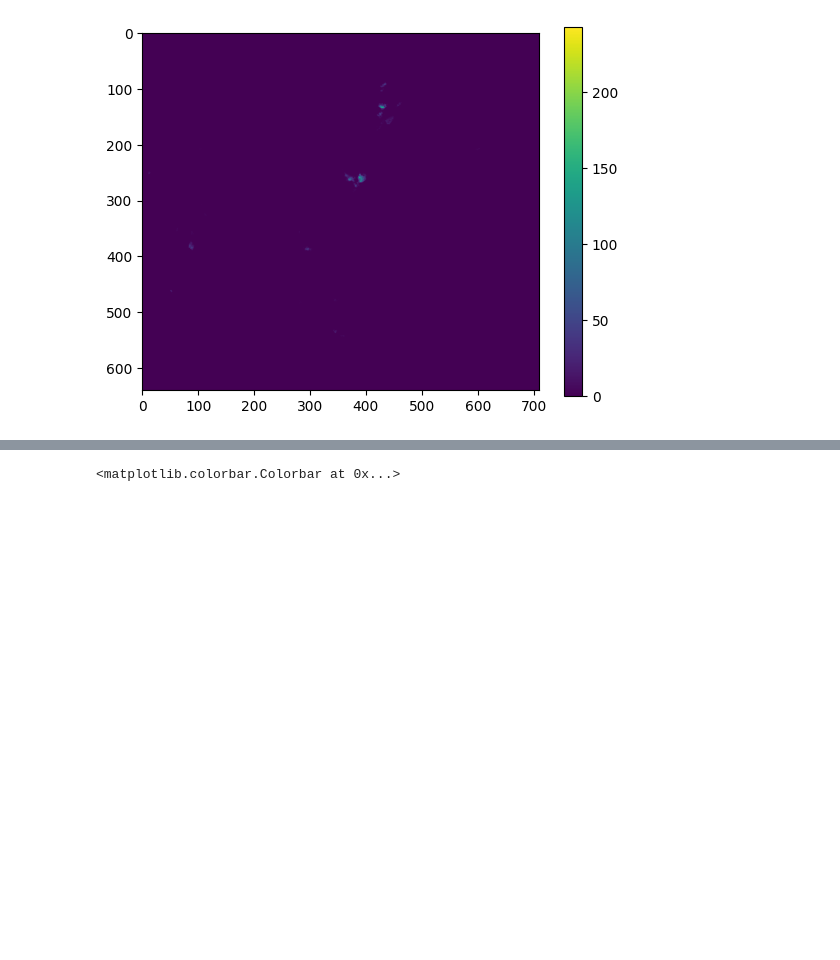
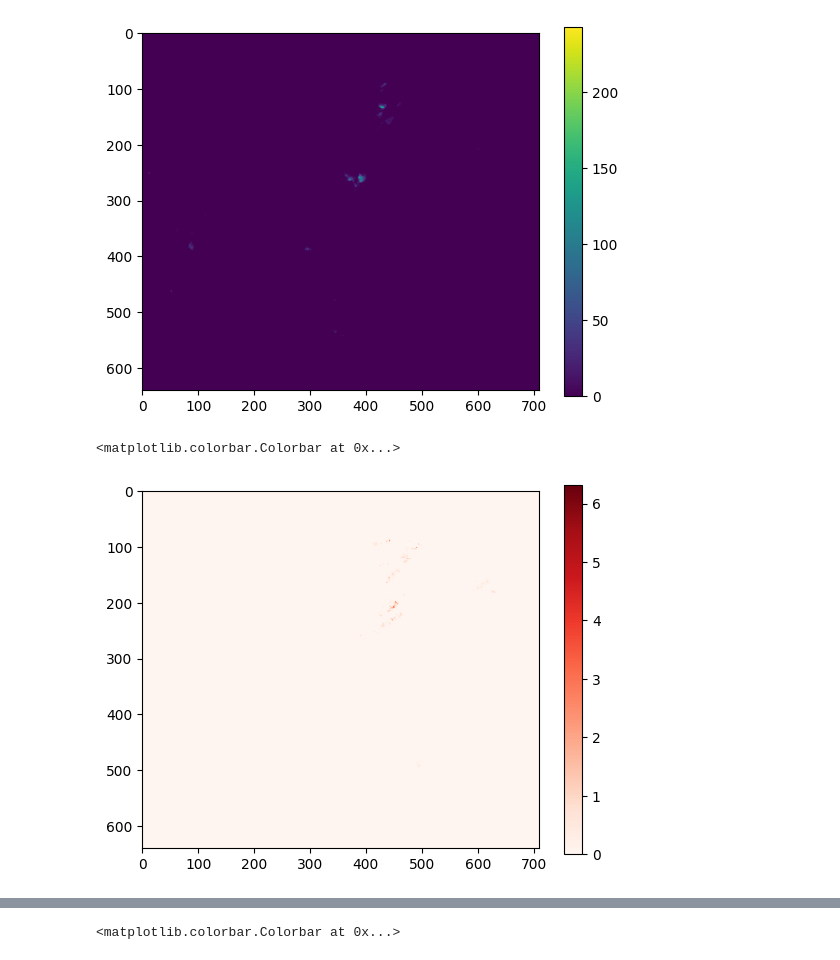
Before and after one commit to timschmi95/scClimCSCS, a Jupyter notebook: calc_SHI_example.ipynb, the cells around one changed output, grey strips where cells are left out. Saved outputs shown, nothing was run; the diff lists cells and outputs as text; code cells hidden in the pictures; blank space fills up the shorter version.

Commit message:
finish SHI example June28

```diff
--- a/calc_SHI_example.ipynb
+++ b/calc_SHI_example.ipynb
@@ -187,0 +224,2 @@ np.testing.assert_array_equal(shi,shi1)
+# %%
+dmax_june28 = get_combined_max_radar_grid_SHI("20210628060000","20210629055500")
@@ -187,0 +231,12 @@ np.testing.assert_array_equal(shi,shi1)
+# %%
+dmax_june28_lvl18 = get_combined_max_radar_grid_SHI("20210628060000","20210629055500",height_levels=np.arange(1,18+1))
+np.save(
+    "/users/tschmid/data/SHI_28_06_2021_lvl18.npy",
+    dmax_june28_lvl18,
+)
+# %%
+plt.imshow((2.54*(dmax_june28_lvl18)**0.5)-(2.54*(dmax_june28)**0.5),cmap='Reds')
+plt.colorbar()
+# %% [output]
+<matplotlib.colorbar.Colorbar at 0x...>
+[figure, added]
```
Also changed, not shown: parts of 7 cells of this notebook.
